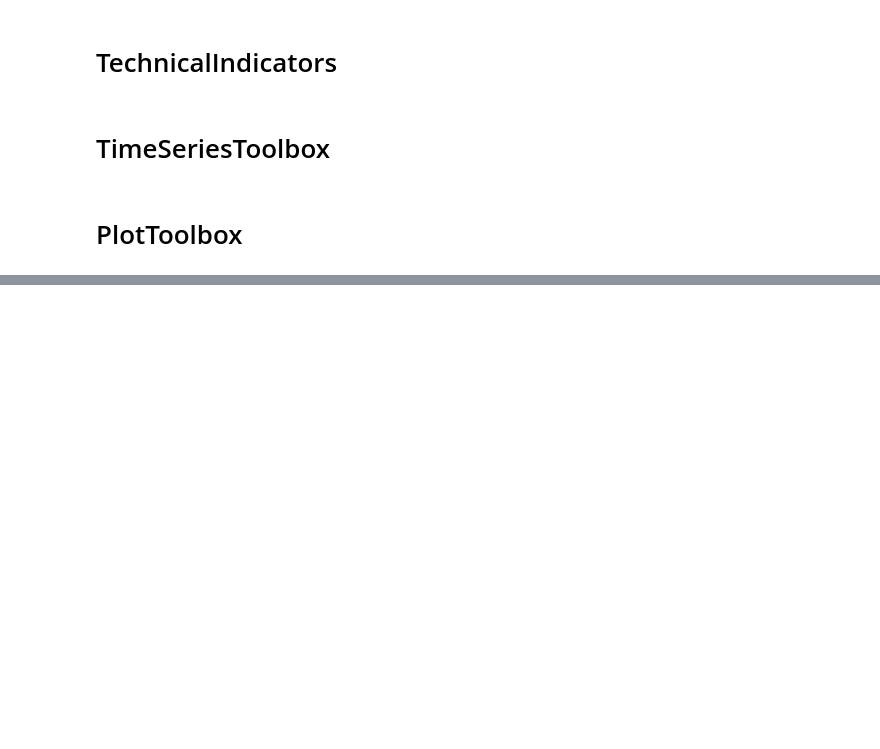
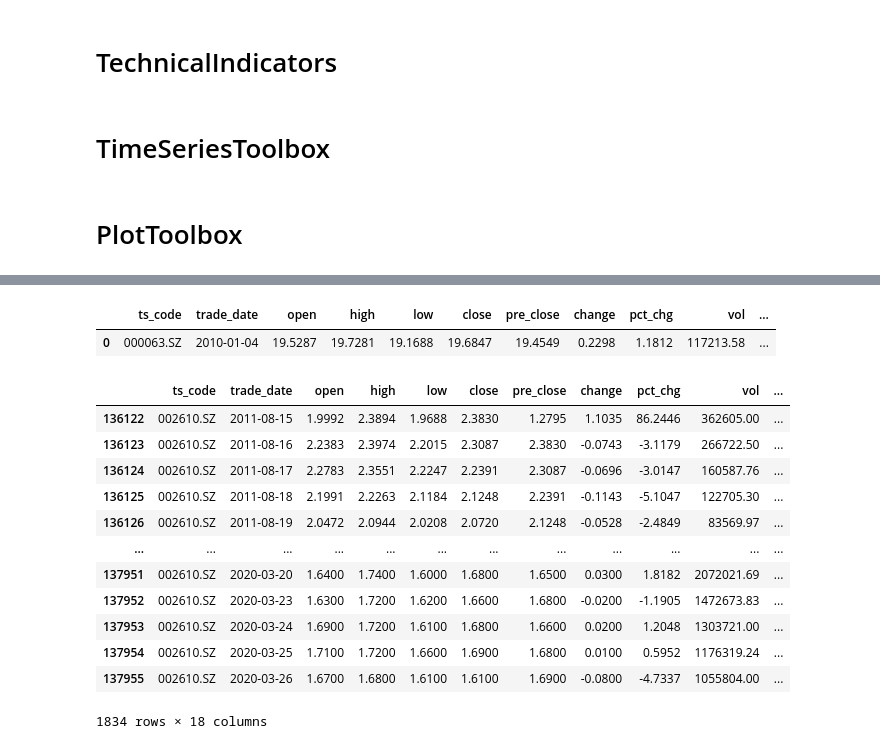
Before and after one commit to bradsun91/brad_public_workspace_mac, a Jupyter notebook: quant_research/20200314_RESEARCH_ENV_SUMMARY_SBTV2.ipynb, the cells around one changed output, grey strips where cells are left out. Drawn from its saved outputs; the diff is of its cells as text; code cells hidden in the pictures; blank space fills up the shorter version.

```diff
--- a/quant_research/20200314_RESEARCH_ENV_SUMMARY_SBTV2.ipynb
+++ b/quant_research/20200314_RESEARCH_ENV_SUMMARY_SBTV2.ipynb
@@ -600,3 +609,24 @@ df_actions_with_weights
+# %%
+macd_signals.head(1)
+# %% [output]
+|  | ts_code | trade_date | open | high | low | close | pre_close | change | pct_chg | vol | ... |
+| 0 | 000063.SZ | 2010-01-04 | 19.5287 | 19.7281 | 19.1688 | 19.6847 | 19.4549 | 0.2298 | 1.1812 | 117213.58 | ... |
+# %%
+macd_signals[macd_signals['ts_code']=="002610.SZ"]
+# %% [output]
+|  | ts_code | trade_date | open | high | low | close | pre_close | change | pct_chg | vol | ... |
+| 136122 | 002610.SZ | 2011-08-15 | 1.9992 | 2.3894 | 1.9688 | 2.3830 | 1.2795 | 1.1035 | 86.2446 | 362605.00 | ... |
+| 136123 | 002610.SZ | 2011-08-16 | 2.2383 | 2.3974 | 2.2015 | 2.3087 | 2.3830 | -0.0743 | -3.1179 | 266722.50 | ... |
+| 136124 | 002610.SZ | 2011-08-17 | 2.2783 | 2.3551 | 2.2247 | 2.2391 | 2.3087 | -0.0696 | -3.0147 | 160587.76 | ... |
+| 136125 | 002610.SZ | 2011-08-18 | 2.1991 | 2.2263 | 2.1184 | 2.1248 | 2.2391 | -0.1143 | -5.1047 | 122705.30 | ... |
+| 136126 | 002610.SZ | 2011-08-19 | 2.0472 | 2.0944 | 2.0208 | 2.0720 | 2.1248 | -0.0528 | -2.4849 | 83569.97 | ... |
+| ... | ... | ... | ... | ... | ... | ... | ... | ... | ... | ... | ... |
+| 137951 | 002610.SZ | 2020-03-20 | 1.6400 | 1.7400 | 1.6000 | 1.6800 | 1.6500 | 0.0300 | 1.8182 | 2072021.69 | ... |
+| 137952 | 002610.SZ | 2020-03-23 | 1.6300 | 1.7200 | 1.6200 | 1.6600 | 1.6800 | -0.0200 | -1.1905 | 1472673.83 | ... |
+| 137953 | 002610.SZ | 2020-03-24 | 1.6900 | 1.7200 | 1.6100 | 1.6800 | 1.6600 | 0.0200 | 1.2048 | 1303721.00 | ... |
+| 137954 | 002610.SZ | 2020-03-25 | 1.7100 | 1.7200 | 1.6600 | 1.6900 | 1.6800 | 0.0100 | 0.5952 | 1176319.24 | ... |
+| 137955 | 002610.SZ | 2020-03-26 | 1.6700 | 1.6800 | 1.6100 | 1.6100 | 1.6900 | -0.0800 | -4.7337 | 1055804.00 | ... |
+1834 rows × 18 columns
 # %%
 # 在分析环境里，筛选出tickers，然后使用MACD_signals
 
```
Also changed, not shown: parts of 7 cells of this notebook, 3 other files.
